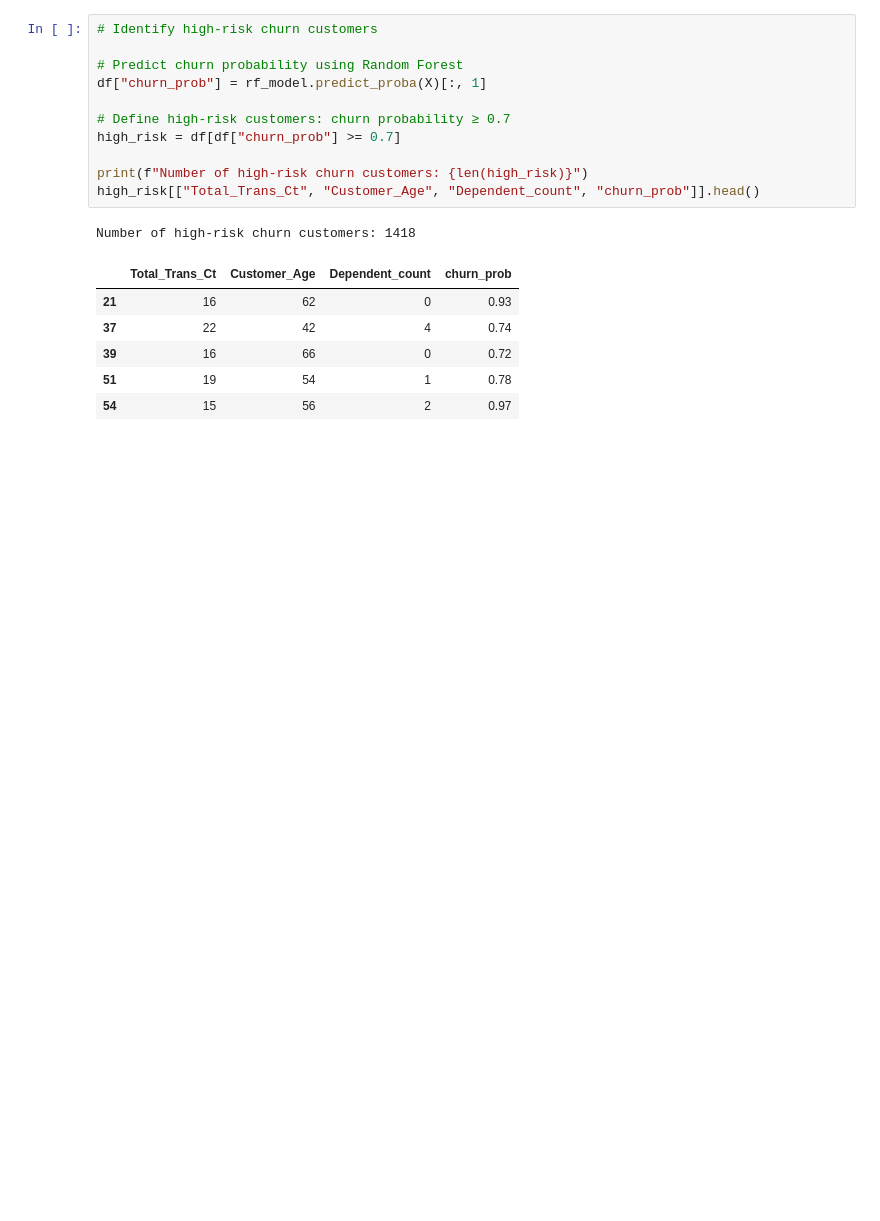
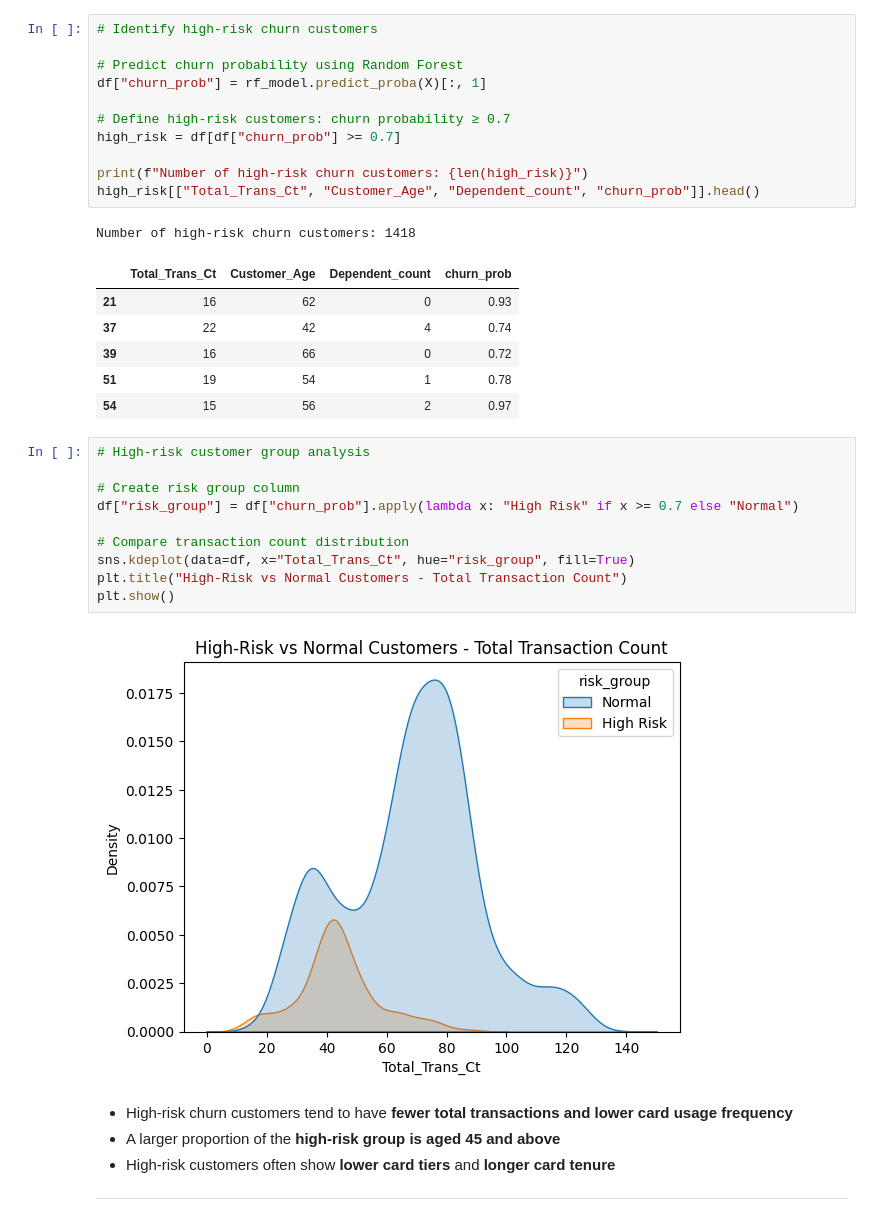
Before and after one commit to ld5ehom/recommend-ecommerce, a Jupyter notebook: notebook/ecommerce_churn_analysis.ipynb, the cells around one changed output. Cells and saved outputs as stored; diff of their text form; blank space fills up the shorter version.

```diff
--- a/notebook/ecommerce_churn_analysis.ipynb
+++ b/notebook/ecommerce_churn_analysis.ipynb
@@ -449,3 +449,21 @@ Number of high-risk churn customers: 1418
 | 39 | 16 | 66 | 0 | 0.72 |
 | 51 | 19 | 54 | 1 | 0.78 |
 | 54 | 15 | 56 | 2 | 0.97 |
+# %%
+# High-risk customer group analysis
+
+# Create risk group column
+df["risk_group"] = df["churn_prob"].apply(lambda x: "High Risk" if x >= 0.7 else "Normal")
+
+# Compare transaction count distribution
+sns.kdeplot(data=df, x="Total_Trans_Ct", hue="risk_group", fill=True)
+plt.title("High-Risk vs Normal Customers - Total Transaction Count")
+plt.show()
+# %% [output]
+[figure, added]
+# %% [markdown]
+- High-risk churn customers tend to have **fewer total transactions and lower card usage frequency**
+- A larger proportion of the **high-risk group is aged 45 and above**
+- High-risk customers often show **lower card tiers** and **longer card tenure**
+
+---
```
Also changed, not shown: parts of 1 cell of this notebook, 2 other files.
